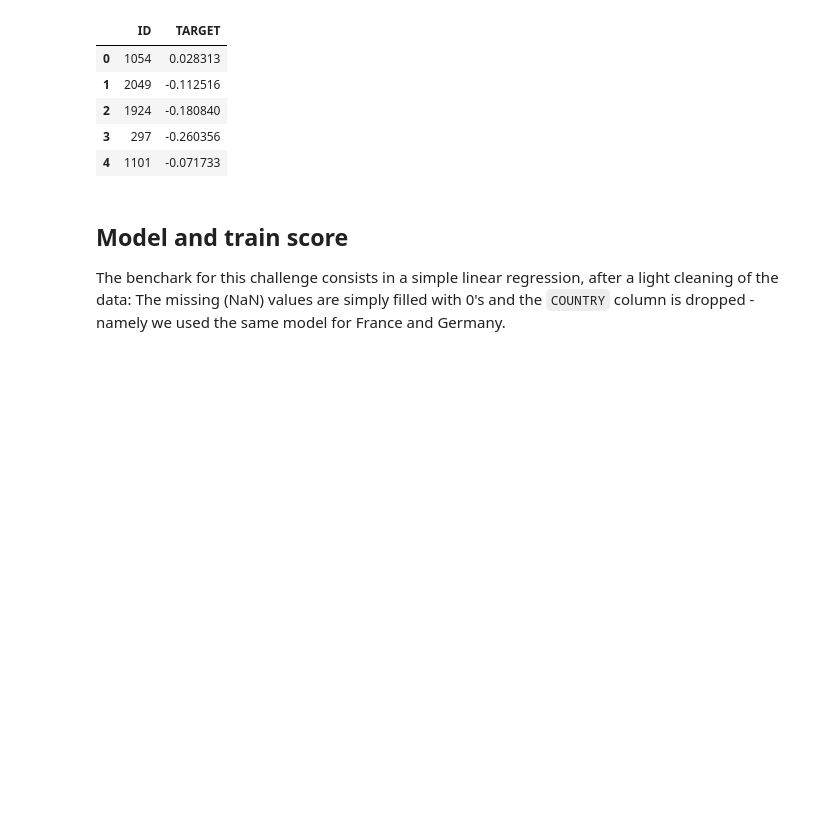
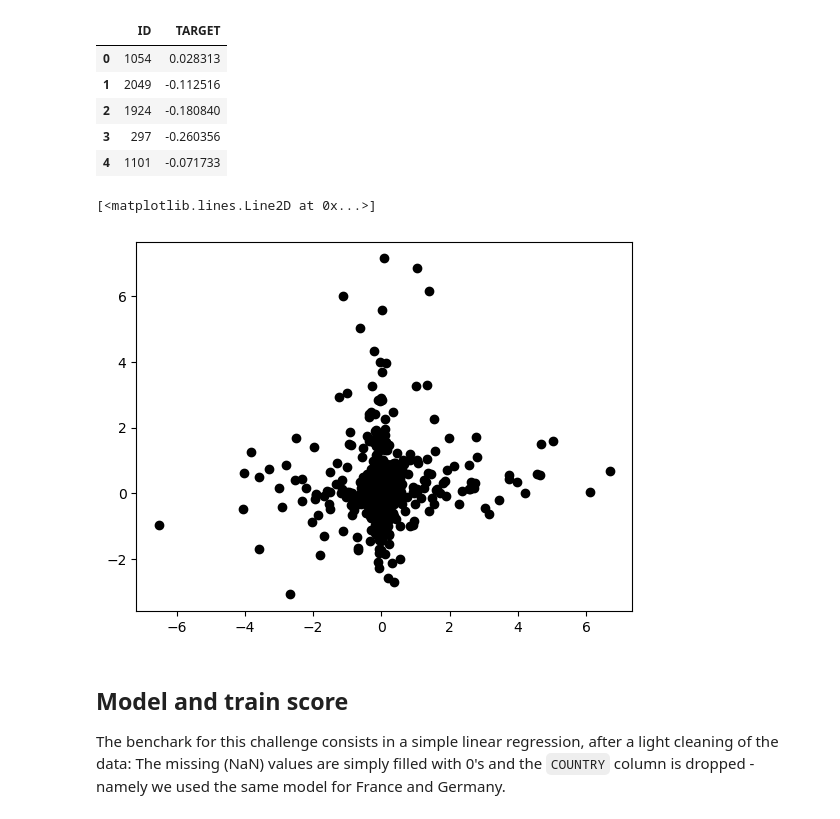
Before and after one commit to vcerchez/challenge-electricity-price, a Jupyter notebook: src/Benchmark_QRT_en.ipynb, the cells around one changed output. Drawn from its saved outputs; the diff is of its cells as text; code cells hidden in the pictures; blank space fills up the shorter version.

Commit message:
SRC: plot y_pred vs y_true in Py benchmark notebook

```diff
--- a/src/Benchmark_QRT_en.ipynb
+++ b/src/Benchmark_QRT_en.ipynb
@@ -45,6 +45,13 @@ Y_train.head()
 | 2 | 1924 | -0.180840 |
 | 3 | 297 | -0.260356 |
 | 4 | 1101 | -0.071733 |
+# %%
+df = X_train.merge(Y_train, on="ID").pivot(index="DAY_ID", columns="COUNTRY", values="TARGET").dropna()
+
+plt.plot(df["FR"], df["DE"], " ok")
+# %% [output]
+[<matplotlib.lines.Line2D at 0x...>]
+[figure, added]
 # %% [markdown]
 ## Model and train score
 
```
Also changed, not shown: parts of 1 cell of this notebook.
